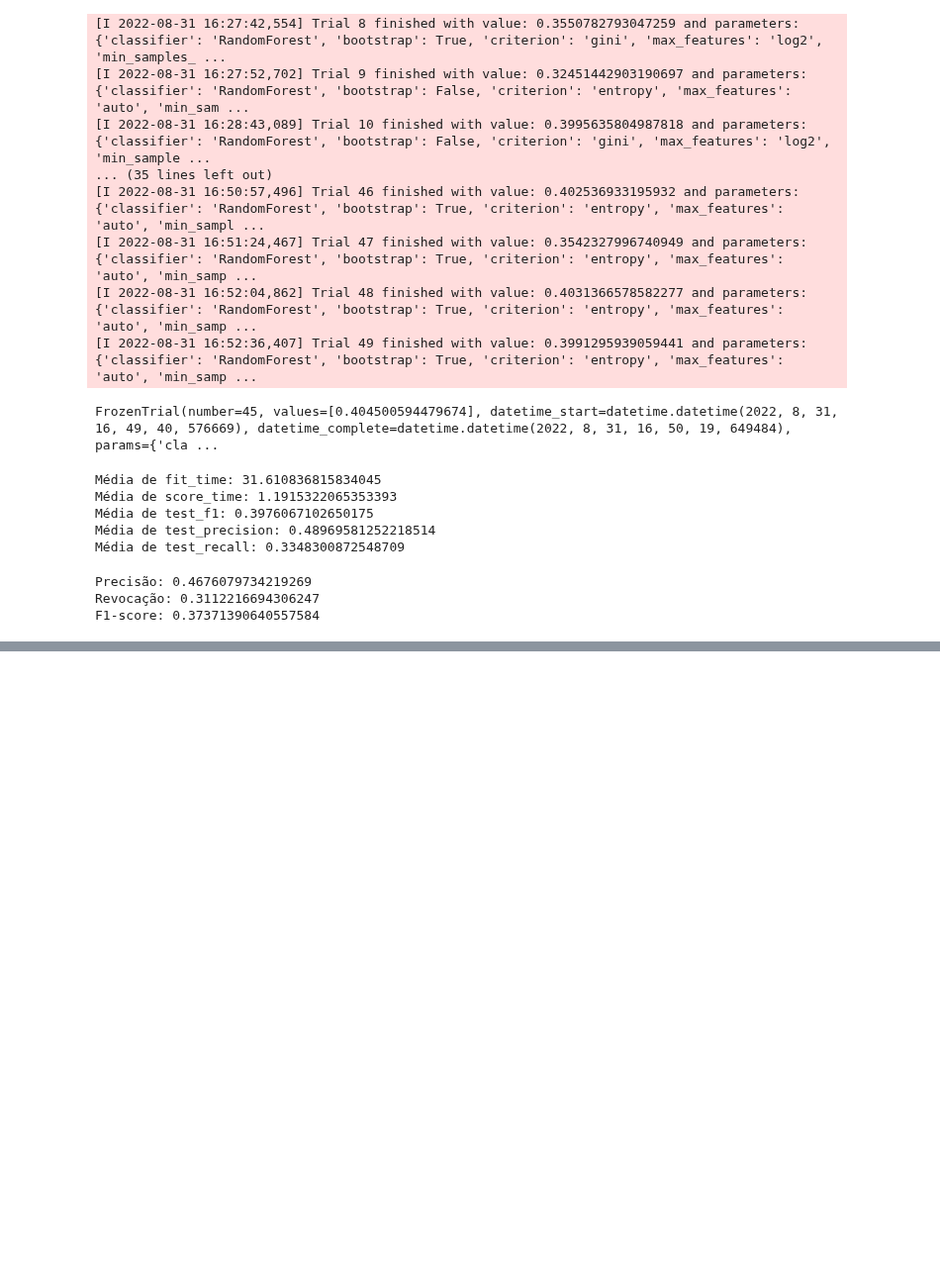
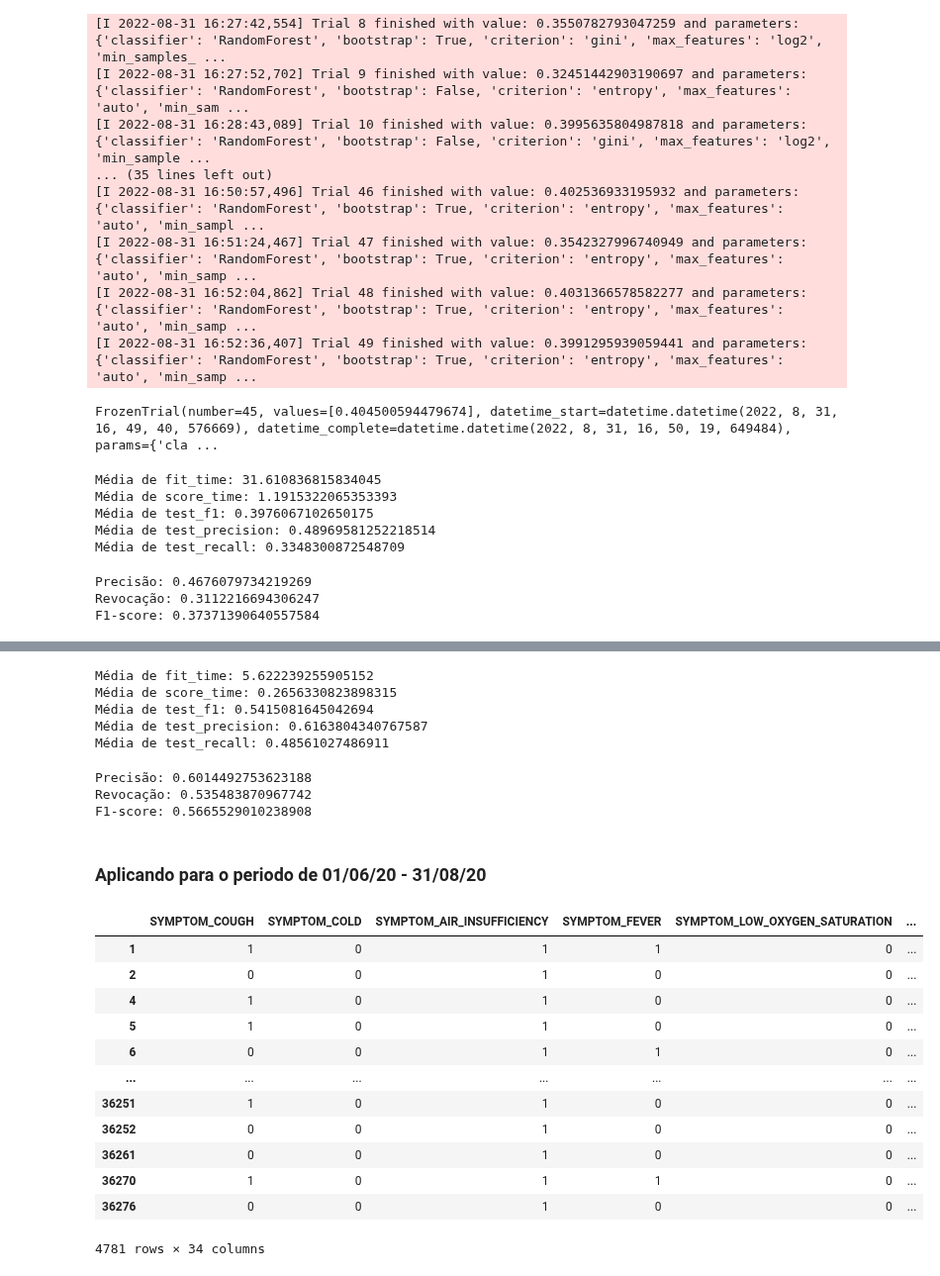
Before and after one commit to bielarnaud/Estudo_dados_de_covid, a Jupyter notebook: Codes/Random_forest.ipynb, the cells around one changed output, grey strips where cells are left out. Shown at 99% size. Cells and saved outputs as stored; diff of their text form; code cells hidden in the pictures; blank space fills up the shorter version.

```diff
--- a/Codes/Random_forest.ipynb
+++ b/Codes/Random_forest.ipynb
@@ -128,0 +206,40 @@ F1-score: 0.37371390640557584
+# %%
+for metric in best_rf_results_cv:
+    print(f'Média de {metric}: {best_rf_results_cv[metric].mean()}')
+# %% [output]
+Média de fit_time: 5.622239255905152
+Média de score_time: 0.2656330823898315
+Média de test_f1: 0.5415081645042694
+Média de test_precision: 0.6163804340767587
+Média de test_recall: 0.48561027486911
+# %%
+best_rf.fit(X_train, y_train)
+y_pred = best_rf.predict(X_test)
+print('Precisão:',precision_score(y_test,y_pred))
+print('Revocação:',recall_score(y_test,y_pred))
+print('F1-score:',f1_score(y_test,y_pred))
+# %% [output]
+Precisão: 0.6014492753623188
+Revocação: 0.535483870967742
+F1-score: 0.5665529010238908
+# %% [markdown]
+### Aplicando para o periodo de 01/06/20 - 31/08/20
+# %%
+random_forest = Random_forest(periodo_2)
+random_forest.run_graves()
+df = random_forest.df[list_features]
+df
+# %% [output]
+|  | SYMPTOM_COUGH | SYMPTOM_COLD | SYMPTOM_AIR_INSUFFICIENCY | SYMPTOM_FEVER | SYMPTOM_LOW_OXYGEN_SATURATION | ... |
+| 1 | 1 | 0 | 1 | 1 | 0 | ... |
+| 2 | 0 | 0 | 1 | 0 | 0 | ... |
+| 4 | 1 | 0 | 1 | 0 | 0 | ... |
+| 5 | 1 | 0 | 1 | 0 | 0 | ... |
+| 6 | 0 | 0 | 1 | 1 | 0 | ... |
+| ... | ... | ... | ... | ... | ... | ... |
+| 36251 | 1 | 0 | 1 | 0 | 0 | ... |
+| 36252 | 0 | 0 | 1 | 0 | 0 | ... |
+| 36261 | 0 | 0 | 1 | 0 | 0 | ... |
+| 36270 | 1 | 0 | 1 | 1 | 0 | ... |
+| 36276 | 0 | 0 | 1 | 0 | 0 | ... |
+4781 rows × 34 columns
```
Also changed, not shown: parts of 42 cells of this notebook, 1 other file.
